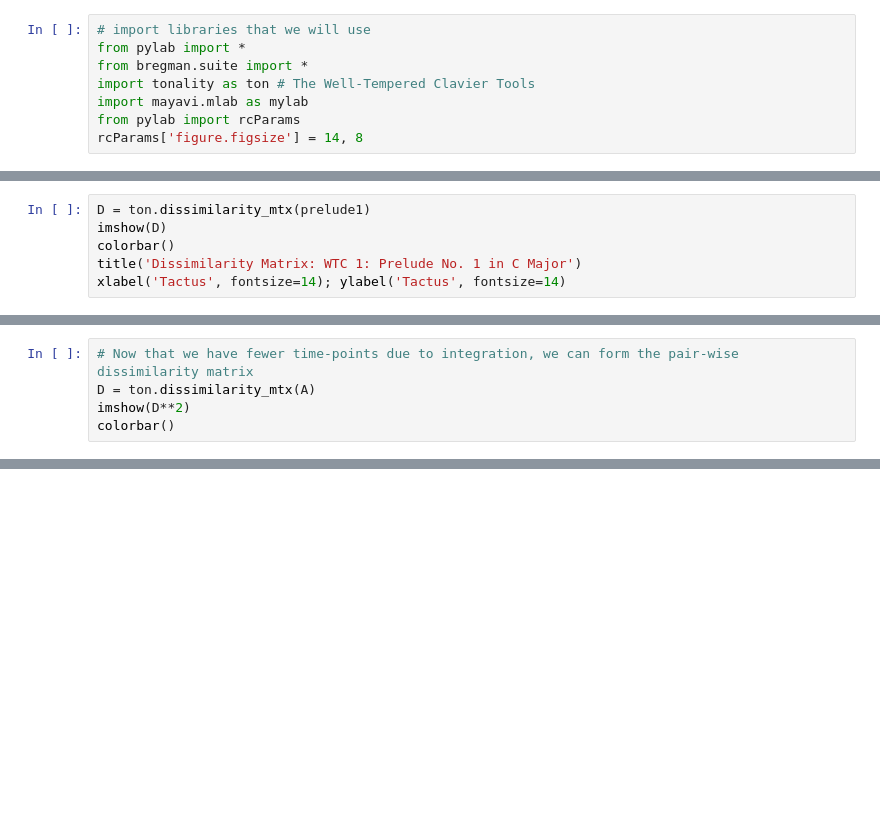
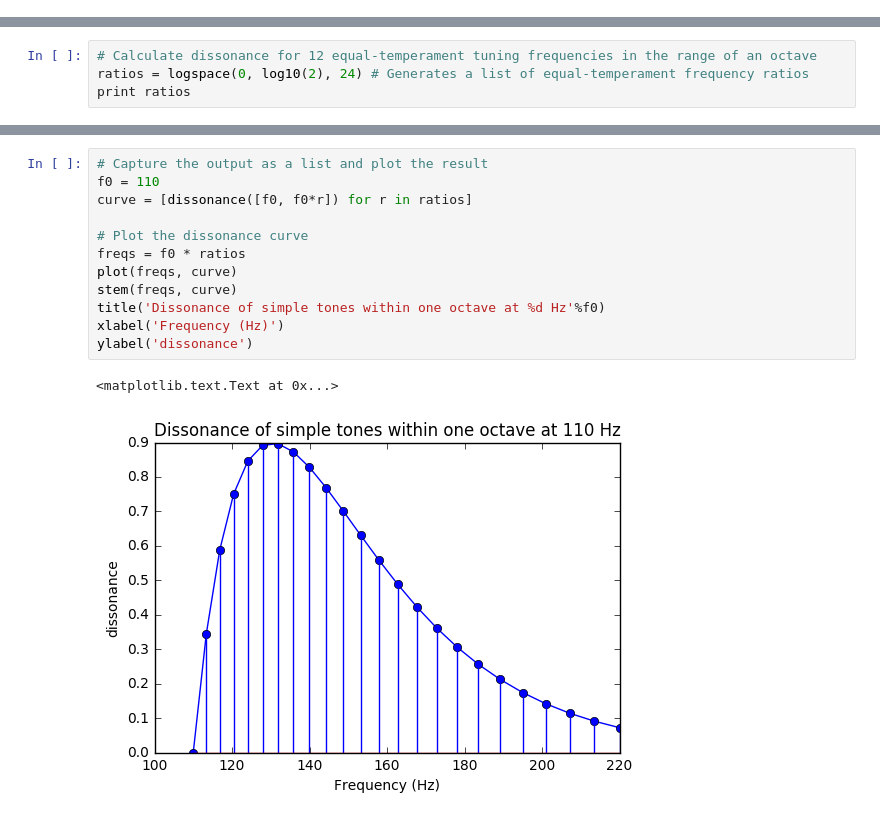
Before and after one commit to soundspotter/consonance, a Jupyter notebook: week1_consonance.ipynb, the cells around one changed output, grey strips where cells are left out. Saved outputs shown, nothing was run; the diff lists cells and outputs as text; blank space fills up the shorter version.

```diff
--- a/week1_consonance.ipynb
+++ b/week1_consonance.ipynb
@@ -5,8 +0,0 @@
-# %%
-# import libraries that we will use
-from pylab import *
-from bregman.suite import *
-import tonality as ton # The Well-Tempered Clavier Tools
-import mayavi.mlab as mylab
-from pylab import rcParams
-rcParams['figure.figsize'] = 14, 8
@@ -75,6 +0,0 @@ ton.hist_mtx(prelude1, 'J. S. Bach, Prelude No. 1 in C Major')
-# %%
-D = ton.dissimilarity_mtx(prelude1)
-imshow(D)
-colorbar()
-title('Dissimilarity Matrix: WTC 1: Prelude No. 1 in C Major')
-xlabel('Tactus', fontsize=14); ylabel('Tactus', fontsize=14)
@@ -174,5 +0,0 @@ ton.plot_mtx(A)
-# %%
-# Now that we have fewer time-points due to integration, we can form the pair-wise dissimilarity matrix
-D = ton.dissimilarity_mtx(A)
-imshow(D**2)
-colorbar()
@@ -273,0 +65,4 @@ mylab.points3d?
+# %%
+# Calculate dissonance for 12 equal-temperament tuning frequencies in the range of an octave
+ratios = logspace(0, log10(2), 24) # Generates a list of equal-temperament frequency ratios
+print ratios
@@ -273,0 +84,15 @@ mylab.points3d?
+# %%
+# Capture the output as a list and plot the result
+f0 = 110
+curve = [dissonance([f0, f0*r]) for r in ratios]
+
+# Plot the dissonance curve
+freqs = f0 * ratios
+plot(freqs, curve)
+stem(freqs, curve)
+title('Dissonance of simple tones within one octave at %d Hz'%f0)
+xlabel('Frequency (Hz)')
+ylabel('dissonance')
+# %% [output]
+<matplotlib.text.Text at 0x...>
+[figure, added]
```
Also changed, not shown: parts of 61 cells of this notebook.
